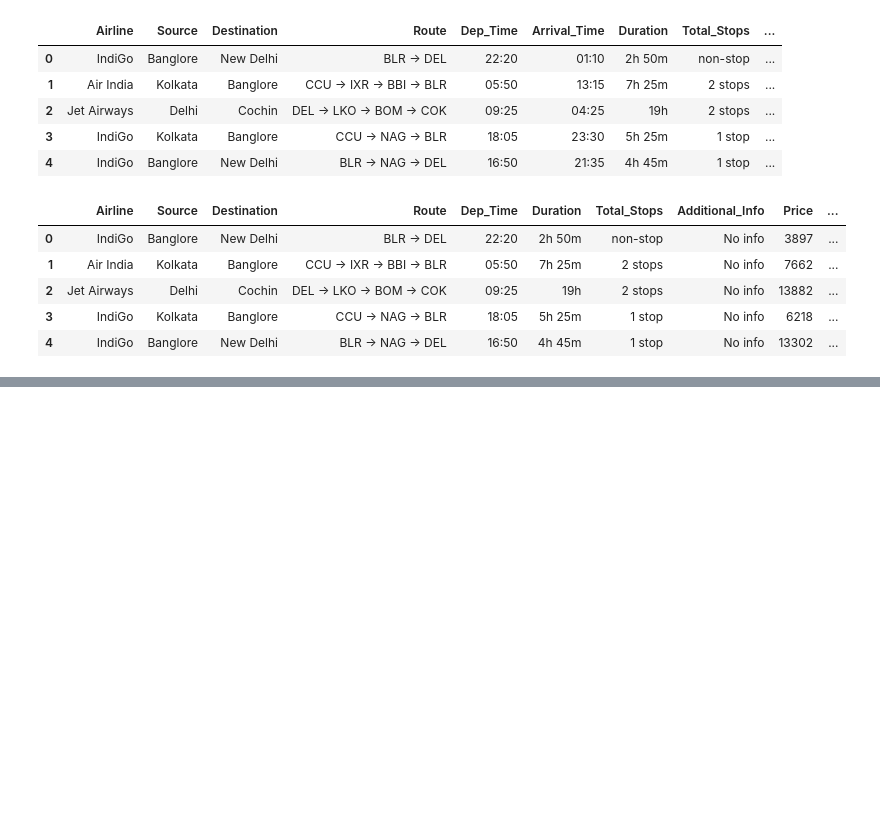
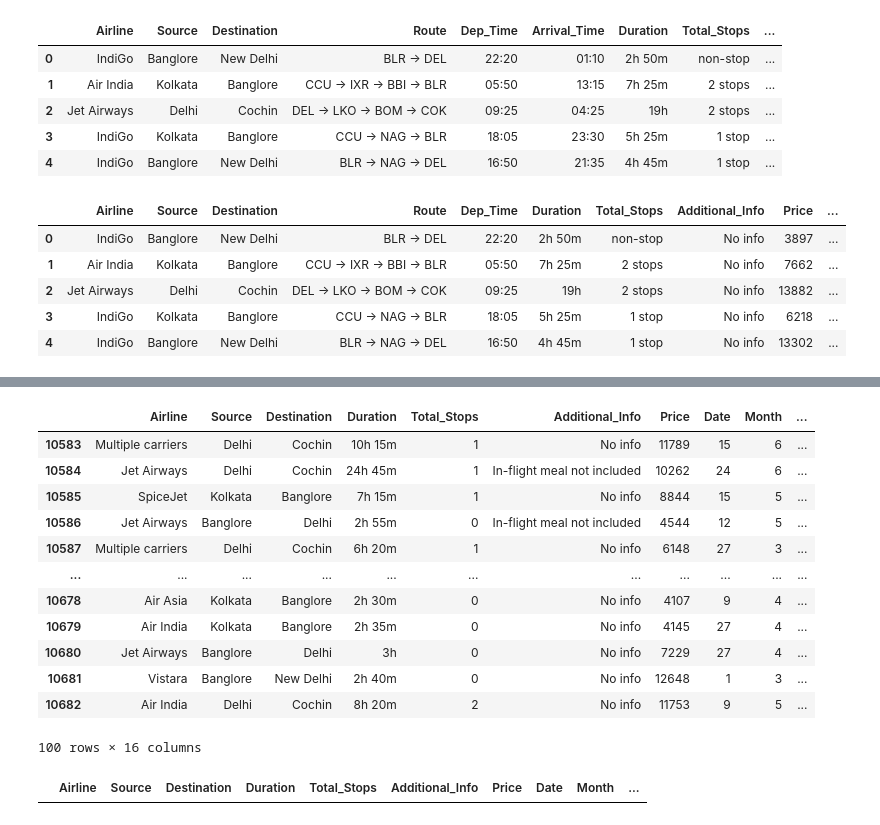
Before and after one commit to asmit-git/flight-price-data-EDA, a Jupyter notebook: flight_price_eda.ipynb, the cells around one changed output, grey strips where cells are left out. Saved outputs shown, nothing was run; the diff lists cells and outputs as text; code cells hidden in the pictures; blank space fills up the shorter version.

```diff
--- a/flight_price_eda.ipynb
+++ b/flight_price_eda.ipynb
@@ -206,0 +266,2 @@ memory usage: 1.2+ MB
+# %%
+df[df['Duration_min'].isnull()] = df[df['Duration_min'].isnull()].fillna(0)
@@ -206,0 +277,20 @@ memory usage: 1.2+ MB
+# %%
+df.tail(100)
+# %% [output]
+|  | Airline | Source | Destination | Duration | Total_Stops | Additional_Info | Price | Date | Month | ... |
+| 10583 | Multiple carriers | Delhi | Cochin | 10h 15m | 1 | No info | 11789 | 15 | 6 | ... |
+| 10584 | Jet Airways | Delhi | Cochin | 24h 45m | 1 | In-flight meal not included | 10262 | 24 | 6 | ... |
+| 10585 | SpiceJet | Kolkata | Banglore | 7h 15m | 1 | No info | 8844 | 15 | 5 | ... |
+| 10586 | Jet Airways | Banglore | Delhi | 2h 55m | 0 | In-flight meal not included | 4544 | 12 | 5 | ... |
+| 10587 | Multiple carriers | Delhi | Cochin | 6h 20m | 1 | No info | 6148 | 27 | 3 | ... |
+| ... | ... | ... | ... | ... | ... | ... | ... | ... | ... | ... |
+| 10678 | Air Asia | Kolkata | Banglore | 2h 30m | 0 | No info | 4107 | 9 | 4 | ... |
+| 10679 | Air India | Kolkata | Banglore | 2h 35m | 0 | No info | 4145 | 27 | 4 | ... |
+| 10680 | Jet Airways | Banglore | Delhi | 3h | 0 | No info | 7229 | 27 | 4 | ... |
+| 10681 | Vistara | Banglore | New Delhi | 2h 40m | 0 | No info | 12648 | 1 | 3 | ... |
+| 10682 | Air India | Delhi | Cochin | 8h 20m | 2 | No info | 11753 | 9 | 5 | ... |
+100 rows × 16 columns
+# %%
+df[df['Duration_min'].isnull()]
+# %% [output]
+|  | Airline | Source | Destination | Duration | Total_Stops | Additional_Info | Price | Date | Month | ... |
```
Also changed, not shown: parts of 35 cells of this notebook.
